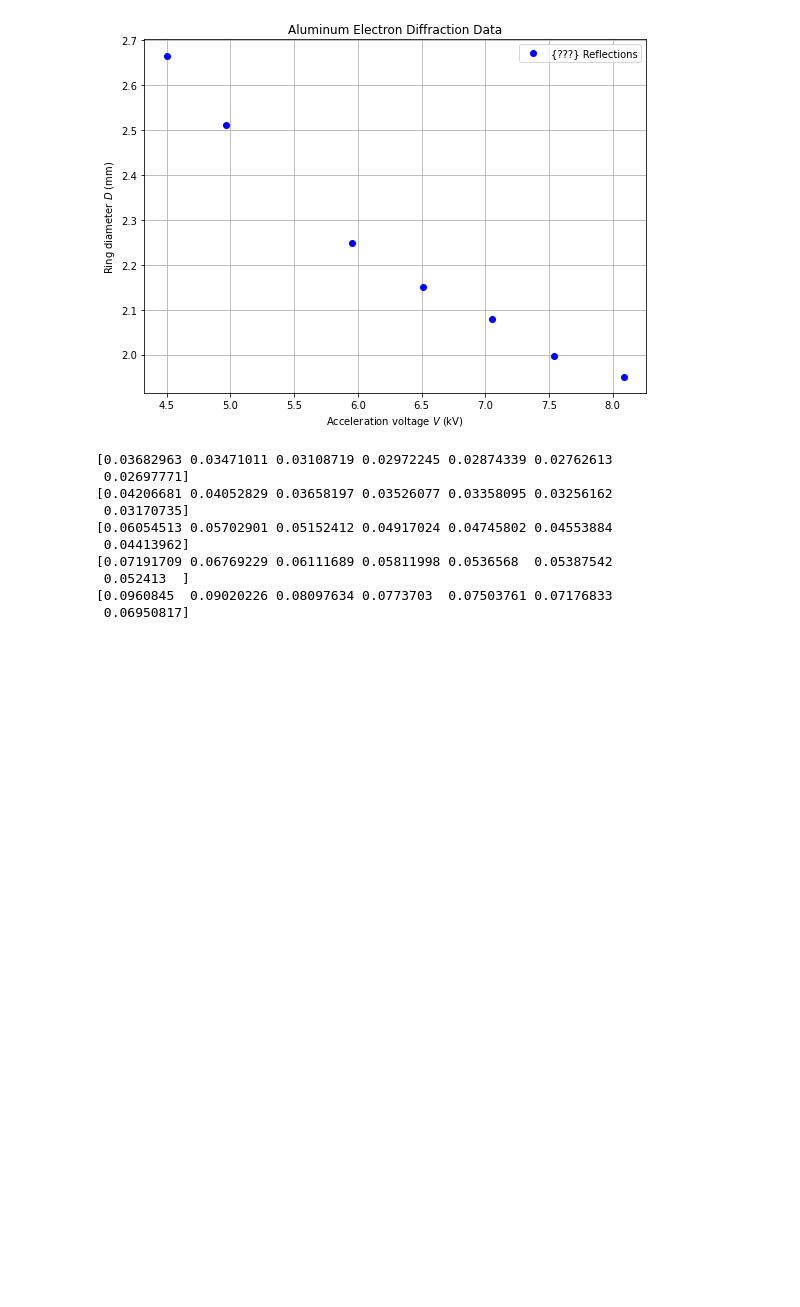
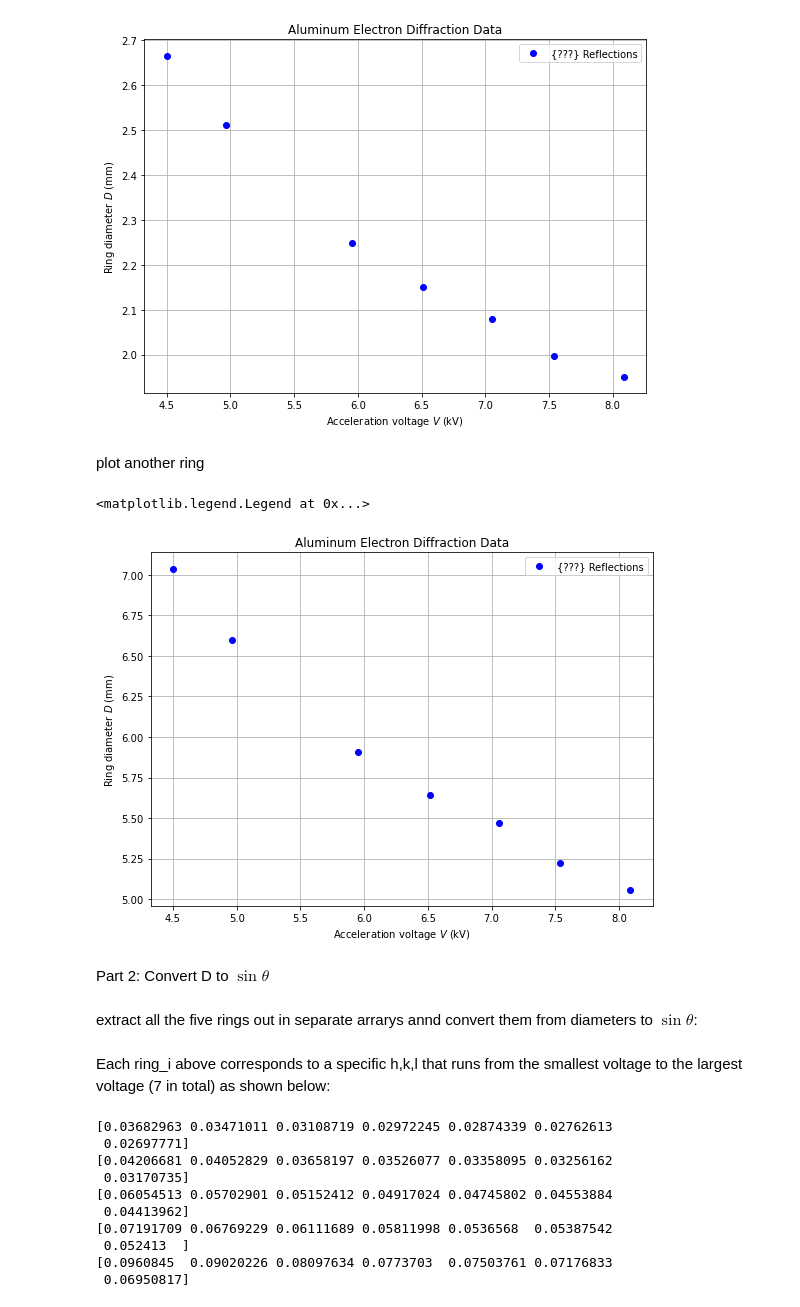
Before and after one commit to ahserhan/CMX, a Jupyter notebook: electron-diffraction.ipynb, the cells around one changed output. Drawn from its saved outputs; the diff is of its cells as text; code cells hidden in the pictures; blank space fills up the shorter version.

```diff
--- a/electron-diffraction.ipynb
+++ b/electron-diffraction.ipynb
@@ -60,6 +67,23 @@ plt.legend()
 # %% [output]
 <matplotlib.legend.Legend at 0x...>
 [figure]
+# %% [markdown]
+plot another ring
+# %%
+plt.figure(figsize=(9,6.5))
+plt.grid()
+plt.title('Aluminum Electron Diffraction Data')
+plt.ylabel(r'Ring diameter $D$ (mm)')
+plt.xlabel(r'Acceleration voltage $V$ (kV)')
+plt.plot(al_data['voltage'],al_data['diameter5'],'ob',label='{???} Reflections')
+plt.legend()
+# %% [output]
+<matplotlib.legend.Legend at 0x...>
+[figure, added]
+# %% [markdown]
+Part 2: Convert D to $\sin \theta$
+# %% [markdown]
+extract all the five rings out in separate arrarys annd convert them from diameters to $\sin \theta$:
 # %%
 l = 18.06
 ring1 = np.sin(np.arctan(np.copy(al_data['diameter1'])/(2*l))/2)
@@ -67,6 +91,8 @@ ring2 = np.sin(np.arctan(np.copy(al_data['diameter2'])/(2*l))/2)
 ring3 = np.sin(np.arctan(np.copy(al_data['diameter3'])/(2*l))/2)
 ring4 = np.sin(np.arctan(np.copy(al_data['diameter4'])/(2*l))/2)
 ring5 = np.sin(np.arctan(np.copy(al_data['diameter5'])/(2*l))/2)
+# %% [markdown]
+Each ring_i above corresponds to a specific h,k,l that runs from the smallest voltage to the largest voltage (7 in total) as shown below:
 # %%
 print(ring1)
 print(ring2)
```
Also changed, not shown: parts of 20 cells of this notebook.
